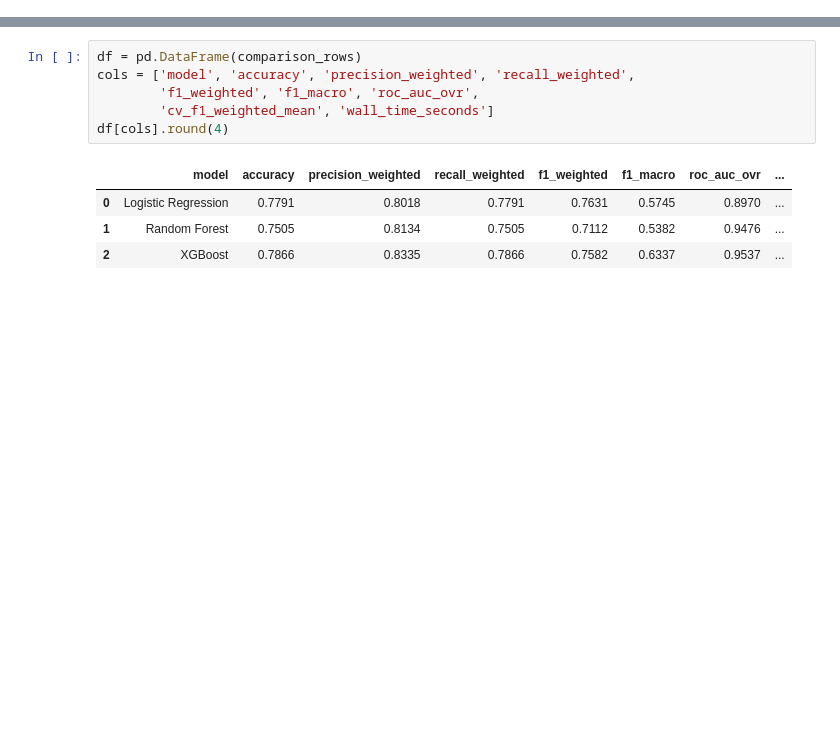
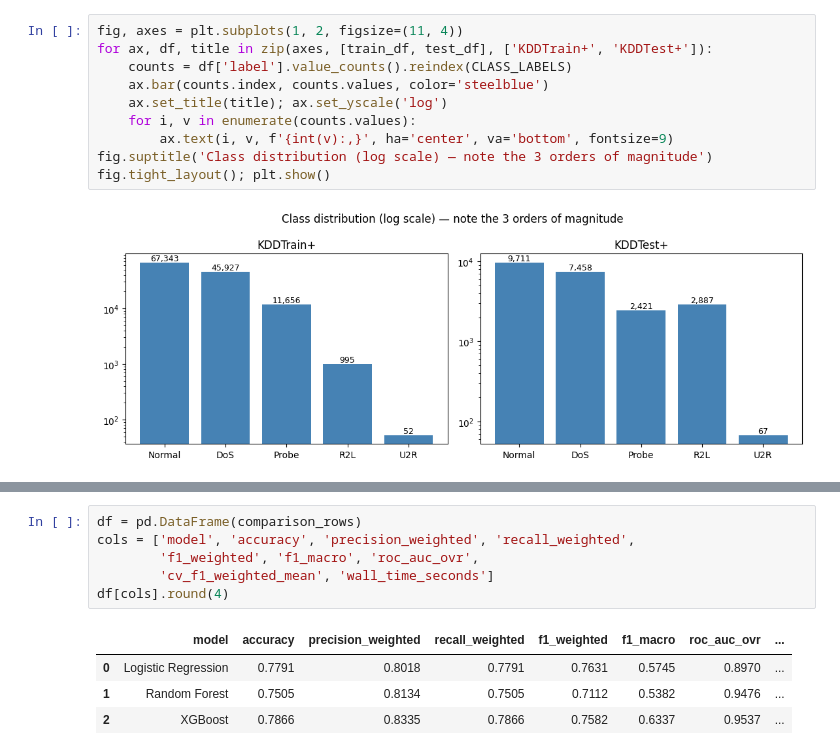
Before and after one commit to SudipAdh/NETWORK-INTRUSION-DETECTION, a Jupyter notebook: notebooks/NID_pipeline.ipynb, the cells around one changed output, grey strips where cells are left out. Cells and saved outputs as stored; diff of their text form; blank space fills up the shorter version.

```diff
--- a/notebooks/NID_pipeline.ipynb
+++ b/notebooks/NID_pipeline.ipynb
@@ -251,0 +258,12 @@ The table below is the headline result. Things to look for:
+# %%
+fig, axes = plt.subplots(1, 2, figsize=(11, 4))
+for ax, df, title in zip(axes, [train_df, test_df], ['KDDTrain+', 'KDDTest+']):
+    counts = df['label'].value_counts().reindex(CLASS_LABELS)
+    ax.bar(counts.index, counts.values, color='steelblue')
+    ax.set_title(title); ax.set_yscale('log')
+    for i, v in enumerate(counts.values):
+        ax.text(i, v, f'{int(v):,}', ha='center', va='bottom', fontsize=9)
+fig.suptitle('Class distribution (log scale) — note the 3 orders of magnitude')
+fig.tight_layout(); plt.show()
+# %% [output]
+[figure, added]
```
Also changed, not shown: parts of 59 cells of this notebook, 1 other file.
